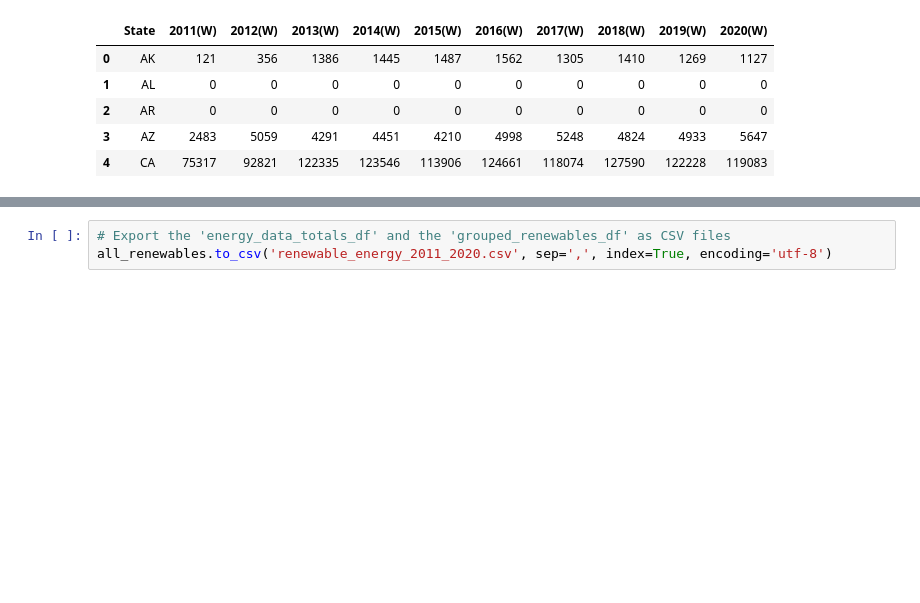
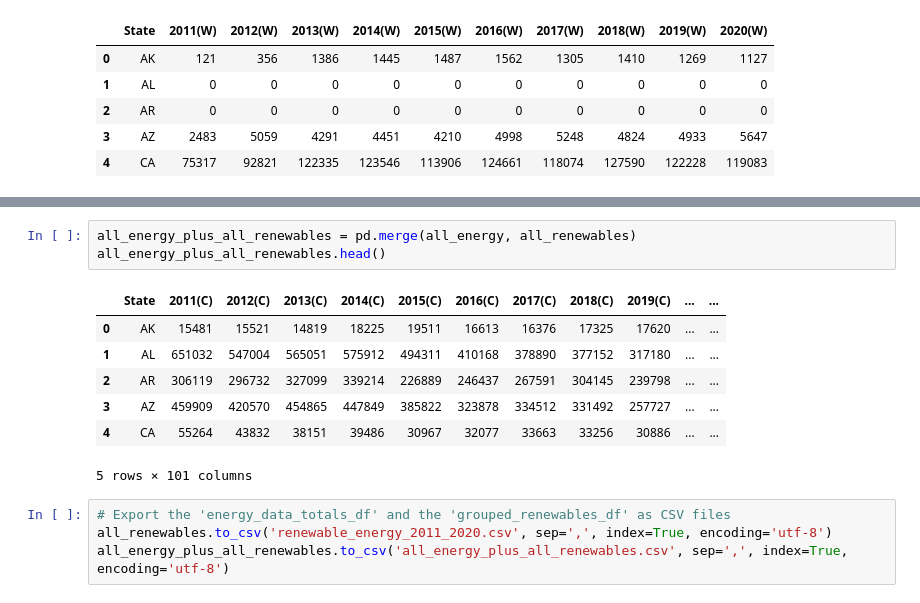
Before and after one commit to fraserclaire/Group3_Project4, a Jupyter notebook: ac/renewable_energy.ipynb, the cells around one changed output, grey strips where cells are left out. Cells and saved outputs as stored; diff of their text form; blank space fills up the shorter version.

```diff
--- a/ac/renewable_energy.ipynb
+++ b/ac/renewable_energy.ipynb
@@ -207,3 +219,15 @@ all_renewables.head()
+# %%
+all_energy_plus_all_renewables = pd.merge(all_energy, all_renewables)
+all_energy_plus_all_renewables.head()
+# %% [output]
+|  | State | 2011(C) | 2012(C) | 2013(C) | 2014(C) | 2015(C) | 2016(C) | 2017(C) | 2018(C) | 2019(C) | ... | ... |
+| 0 | AK | 15481 | 15521 | 14819 | 18225 | 19511 | 16613 | 16376 | 17325 | 17620 | ... | ... |
+| 1 | AL | 651032 | 547004 | 565051 | 575912 | 494311 | 410168 | 378890 | 377152 | 317180 | ... | ... |
+| 2 | AR | 306119 | 296732 | 327099 | 339214 | 226889 | 246437 | 267591 | 304145 | 239798 | ... | ... |
+| 3 | AZ | 459909 | 420570 | 454865 | 447849 | 385822 | 323878 | 334512 | 331492 | 257727 | ... | ... |
+| 4 | CA | 55264 | 43832 | 38151 | 39486 | 30967 | 32077 | 33663 | 33256 | 30886 | ... | ... |
+5 rows × 101 columns
 # %%
 # Export the 'energy_data_totals_df' and the 'grouped_renewables_df' as CSV files
 all_renewables.to_csv('renewable_energy_2011_2020.csv', sep=',', index=True, encoding='utf-8')
+all_energy_plus_all_renewables.to_csv('all_energy_plus_all_renewables.csv', sep=',', index=True, encoding='utf-8')
```
Also changed, not shown: parts of 9 cells of this notebook, 4 other files.
